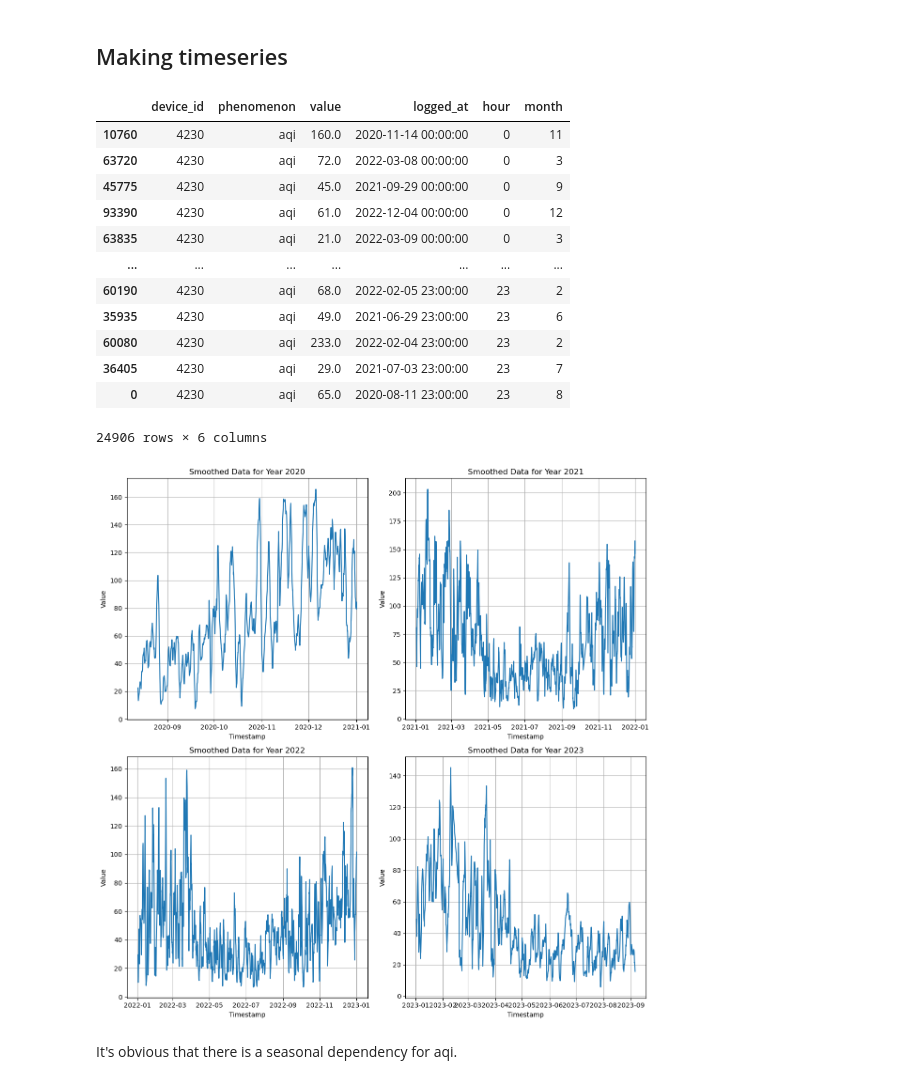
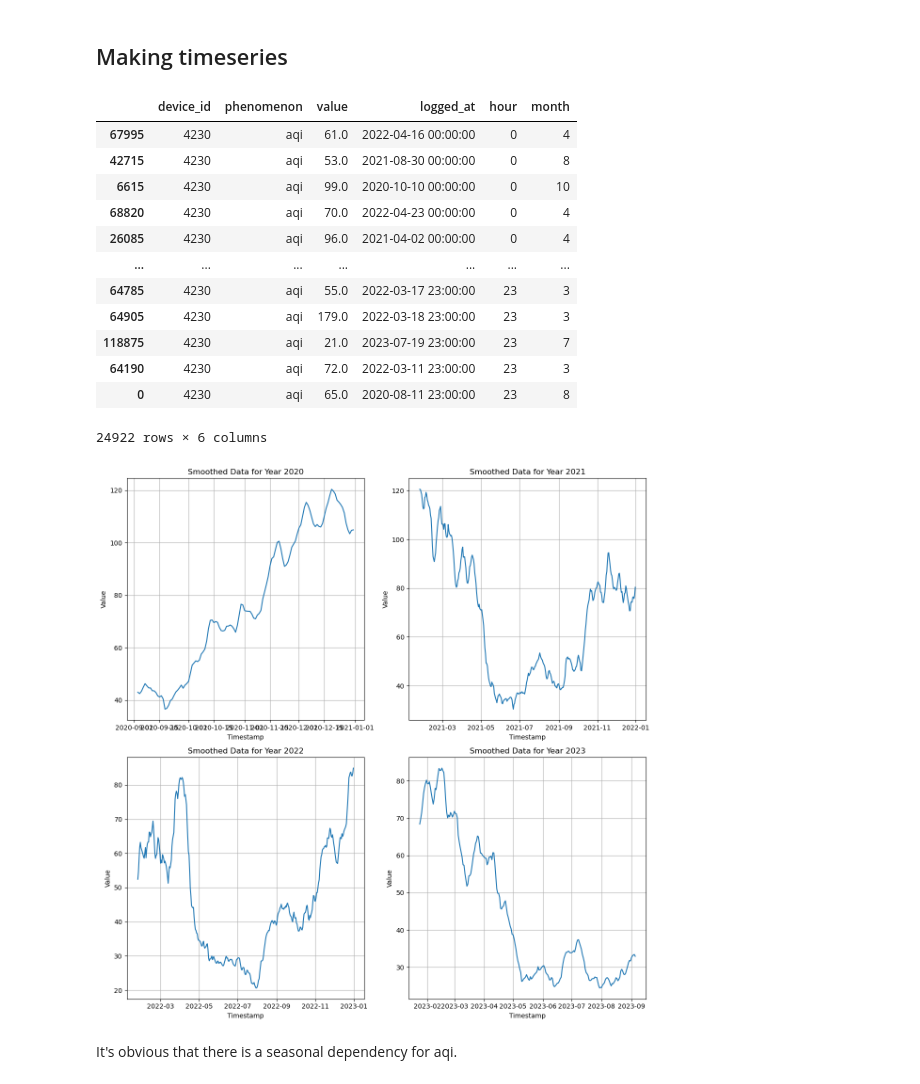
Before and after one commit to nastyabekesheva/Mathematical-Modeling, a Jupyter notebook: lab_1.ipynb, the cells around one changed output. Saved outputs shown, nothing was run; the diff lists cells and outputs as text; code cells hidden in the pictures.

```diff
--- a/lab_1.ipynb
+++ b/lab_1.ipynb
@@ -71,7 +69,7 @@ Percentage of "0" entries: 1.924 %
 # %% [markdown]
 Since the amount of such values are insignificant it's save to delete them.
 # %%
-df = df[df['value'] != 0]
+#df = df[df['value'] != 0]
 # %% [markdown]
 ## Transform dates
 # %%
@@ -261,13 +259,9 @@ Name: phenomenon, dtype: int64
 # %% [markdown]
 For making correlation matrix values for each phenomenon category needs to be extracted.
 # %%
-grouped_values = df.groupby('phenomenon')['value'].apply(list)
+df_grouped = df.groupby(['phenomenon', 'logged_at'], as_index=False).aggregate('mean')
+grouped_values = df_grouped.groupby('phenomenon')['value'].apply(list)
 phenomenon_values = {}
 
 for i in range(len(grouped_values)):
     phenomenon_values[phenomenons[i]] = grouped_values[i]
-
-
-for i in phenomenon_values:
-    if len(phenomenon_values[i]) > min(number_of_entries_list):
-        phenomenon_values[i] = phenomenon_values[i][:min(number_of_entries_list)]
@@ -308,18 +294,18 @@ pm25_df = pm25_df.sort_values('hour')
 aqi_df
 # %% [output]
 |  | device_id | phenomenon | value | logged_at | hour | month |
-| 10760 | 4230 | aqi | 160.0 | 2020-11-14 00:00:00 | 0 | 11 |
-| 63720 | 4230 | aqi | 72.0 | 2022-03-08 00:00:00 | 0 | 3 |
-| 45775 | 4230 | aqi | 45.0 | 2021-09-29 00:00:00 | 0 | 9 |
-| 93390 | 4230 | aqi | 61.0 | 2022-12-04 00:00:00 | 0 | 12 |
-| 63835 | 4230 | aqi | 21.0 | 2022-03-09 00:00:00 | 0 | 3 |
+| 67995 | 4230 | aqi | 61.0 | 2022-04-16 00:00:00 | 0 | 4 |
+| 42715 | 4230 | aqi | 53.0 | 2021-08-30 00:00:00 | 0 | 8 |
+| 6615 | 4230 | aqi | 99.0 | 2020-10-10 00:00:00 | 0 | 10 |
+| 68820 | 4230 | aqi | 70.0 | 2022-04-23 00:00:00 | 0 | 4 |
+| 26085 | 4230 | aqi | 96.0 | 2021-04-02 00:00:00 | 0 | 4 |
 | ... | ... | ... | ... | ... | ... | ... |
-| 60190 | 4230 | aqi | 68.0 | 2022-02-05 23:00:00 | 23 | 2 |
-| 35935 | 4230 | aqi | 49.0 | 2021-06-29 23:00:00 | 23 | 6 |
-| 60080 | 4230 | aqi | 233.0 | 2022-02-04 23:00:00 | 23 | 2 |
-| 36405 | 4230 | aqi | 29.0 | 2021-07-03 23:00:00 | 23 | 7 |
+| 64785 | 4230 | aqi | 55.0 | 2022-03-17 23:00:00 | 23 | 3 |
+| 64905 | 4230 | aqi | 179.0 | 2022-03-18 23:00:00 | 23 | 3 |
+| 118875 | 4230 | aqi | 21.0 | 2023-07-19 23:00:00 | 23 | 7 |
+| 64190 | 4230 | aqi | 72.0 | 2022-03-11 23:00:00 | 23 | 3 |
 | 0 | 4230 | aqi | 65.0 | 2020-08-11 23:00:00 | 23 | 8 |
-24906 rows × 6 columns
+24922 rows × 6 columns
 # %%
 ts = aqi_df[['logged_at', 'value']].set_index('logged_at')
 # %%
@@ -331,30 +317,30 @@ monthly_data = monthly_data.interpolate(method='linear')
 # %%
 
 window_size = 24
 
 years = [2020, 2021, 2022, 2023]
 num_years = len(years)
 num_rows = (num_years + 1) // 2
 fig, axs = plt.subplots(num_rows, 2, figsize=(12, 6 * num_rows))
 
 for i, year in enumerate(years):
     row = i // 2
     col = i % 2
 
-    year_data = hourly_data[str(year)]
+    year_data = daily_data[str(year)]
 
     smoothed_data = year_data.rolling(window=window_size).mean()
 
     axs[row, col].plot(smoothed_data.index, smoothed_data.values)
     axs[row, col].set_title(f'Smoothed Data for Year {year}')
     axs[row, col].set_xlabel('Timestamp')
     axs[row, col].set_ylabel('Value')
     axs[row, col].grid(True)
 
 plt.tight_layout()
 plt.show()
 # %% [output]
-[figure, old version]
+[figure, new version]
 # %% [markdown]
 It's obvious that there is a seasonal dependency for aqi.
 # %% [markdown]
```
Also changed, not shown: parts of 15 cells of this notebook.
